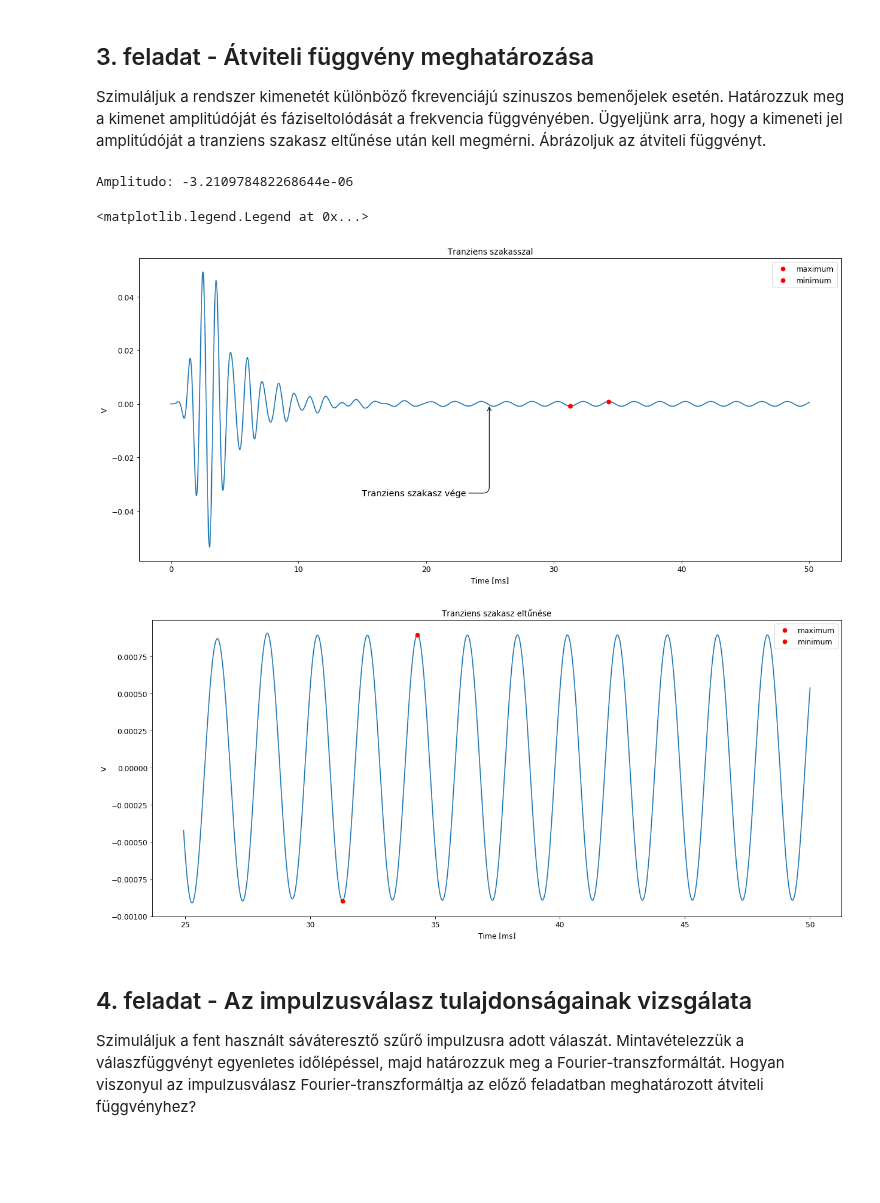
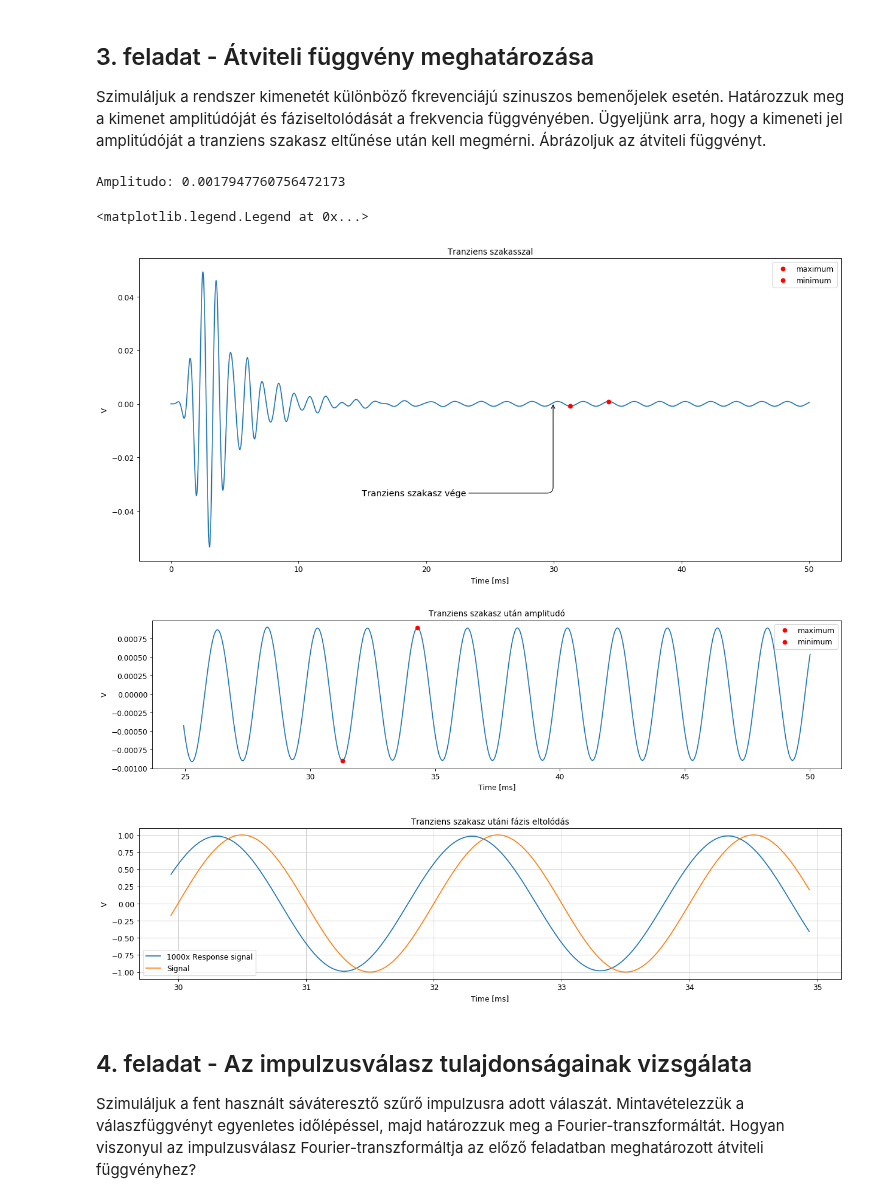
Before and after one commit to Tominano/Numerical-methods-of-physics-II, a Jupyter notebook: 3_feladatsor/3_feladat_Kapolcs.ipynb, the cells around one changed output. Cells and saved outputs as stored; diff of their text form; code cells hidden in the pictures; blank space fills up the shorter version.

```diff
--- a/3_feladatsor/3_feladat_Kapolcs.ipynb
+++ b/3_feladatsor/3_feladat_Kapolcs.ipynb
@@ -433,37 +433,46 @@ t_sin, s_sin, r_sin = run_transient(c, lambda t:mero_sin(t, 1, 500, 0), tstart=0
 maximum_index = [i for i, j in enumerate(r_sin[3000:]) if j == max(r_sin[3000:])]
 minimum_index = [i for i, j in enumerate(r_sin[3000:]) if j == min(r_sin[3000:])]
 
-print("Amplitudo: " + str(r_sin[3000+maximum_index[0]]+r_sin[3000+minimum_index[0]]))
+print("Amplitudo: " + str(abs(r_sin[3000+maximum_index[0]])+abs(r_sin[3000+minimum_index[0]])))
 # %% [output]
-Amplitudo: -3.210978482268644e-06
+Amplitudo: 0.0017947760756472173
 # %%
 # Átviteli függvény ábrázolása
 
 plt.figure(num=None, figsize=(16, 8), dpi=80, facecolor='w', edgecolor='k')
 plt.plot(t_sin * 1e3, r_sin)
-plt.annotate( "Tranziens szakasz vége", xy=(t_sin[2500] * 1e3,r_sin[2500]),
+plt.annotate( "Tranziens szakasz vége", xy=(t_sin[3000] * 1e3,r_sin[3000]),
              xytext=(t_sin[1500] * 1e3, 60*r_sin[1500]), size=13,
              arrowprops=dict(arrowstyle="->", connectionstyle = "angle,angleA=0,angleB=90,rad=10") )
 plt.plot(t_sin[3435] * 1e3,r_sin[3435],'ro',label='maximum')
 plt.plot(t_sin[3135] * 1e3,r_sin[3135],'ro',label='minimum')
 plt.title("Tranziens szakasszal")
 plt.xlabel("Time [ms]")
 plt.ylabel("V")
 plt.legend()
 
-
-plt.figure(num=None, figsize=(16, 8), dpi=80, facecolor='w', edgecolor='k')
+plt.figure(num=None, figsize=(16, 4), dpi=80, facecolor='w', edgecolor='k')
 plt.plot(t_sin[2500:] * 1e3, r_sin[2500:])
 plt.plot(t_sin[3435] * 1e3,r_sin[3435],'ro',label='maximum')
 plt.plot(t_sin[3135] * 1e3,r_sin[3135],'ro',label='minimum')
-plt.title("Tranziens szakasz eltűnése")
+plt.title("Tranziens szakasz után amplitudó")
 plt.xlabel("Time [ms]")
 plt.ylabel("V")
 plt.legend()
+
+plt.figure(num=None, figsize=(16, 4), dpi=80, facecolor='w', edgecolor='k')
+plt.plot(t_sin[3000:3500] * 1e3, 1100*r_sin[3000:3500], label="1000x Response signal")
+plt.plot(t_sin[3000:3500] * 1e3, s_sin[3000:3500], label="Signal")
+plt.title("Tranziens szakasz utáni fázis eltolódás")
+plt.xlabel("Time [ms]")
+plt.ylabel("V")
+plt.grid(b=True, which='major', color='#cccccc', linestyle='-')
+plt.legend()
 # %% [output]
 <matplotlib.legend.Legend at 0x...>
-[figure, old version]
+[figure, new version]
-[figure, old version]
+[figure, new version]
+[figure, added]
 # %% [markdown]
 ## 4. feladat - Az impulzusválasz tulajdonságainak vizsgálata
 
```
Also changed, not shown: parts of 2 cells of this notebook.
